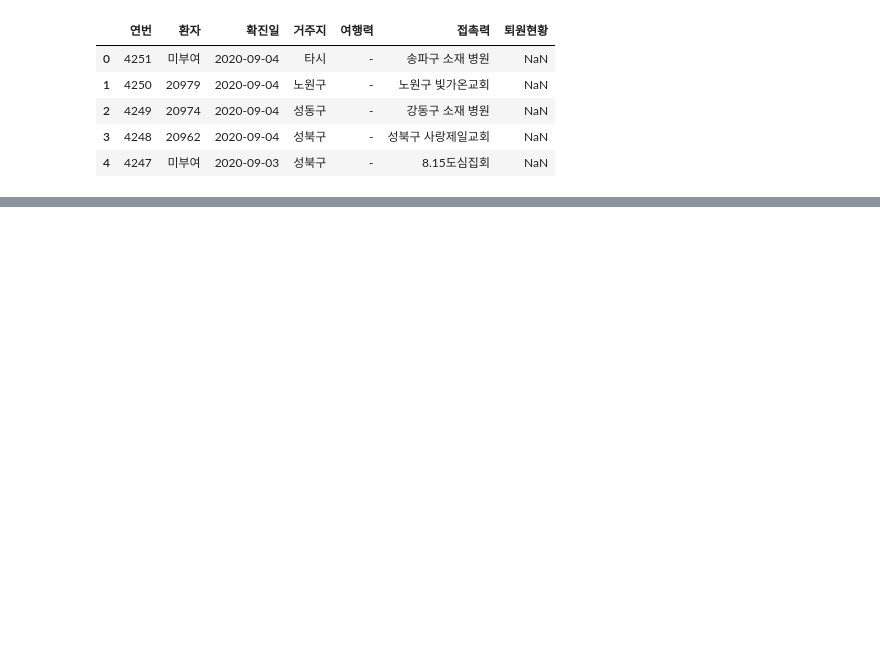
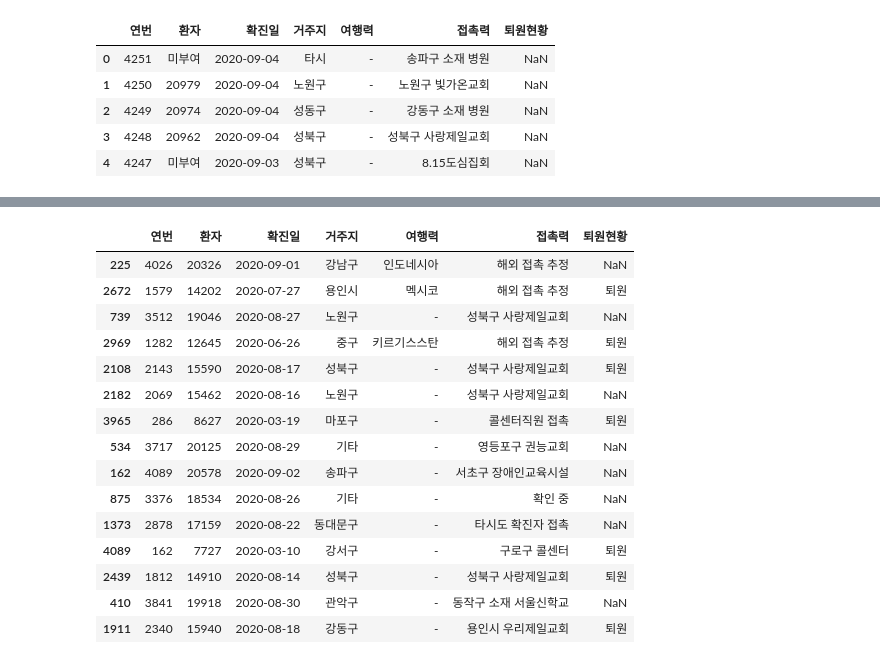
Before and after one commit to snoop2head/covid19_unknown_spread, a Jupyter notebook: predict.ipynb, the cells around one changed output, grey strips where cells are left out. Saved outputs shown, nothing was run; the diff lists cells and outputs as text; code cells hidden in the pictures; blank space fills up the shorter version.

```diff
--- a/predict.ipynb
+++ b/predict.ipynb
@@ -171,0 +170,19 @@ df.head()
+# %%
+df.sample(15)
+# %% [output]
+|  | 연번 | 환자 | 확진일 | 거주지 | 여행력 | 접촉력 | 퇴원현황 |
+| 225 | 4026 | 20326 | 2020-09-01 | 강남구 | 인도네시아 | 해외 접촉 추정 | NaN |
+| 2672 | 1579 | 14202 | 2020-07-27 | 용인시 | 멕시코 | 해외 접촉 추정 | 퇴원 |
+| 739 | 3512 | 19046 | 2020-08-27 | 노원구 | - | 성북구 사랑제일교회 | NaN |
+| 2969 | 1282 | 12645 | 2020-06-26 | 중구 | 키르기스스탄 | 해외 접촉 추정 | 퇴원 |
+| 2108 | 2143 | 15590 | 2020-08-17 | 성북구 | - | 성북구 사랑제일교회 | 퇴원 |
+| 2182 | 2069 | 15462 | 2020-08-16 | 노원구 | - | 성북구 사랑제일교회 | NaN |
+| 3965 | 286 | 8627 | 2020-03-19 | 마포구 | - | 콜센터직원 접촉 | 퇴원 |
+| 534 | 3717 | 20125 | 2020-08-29 | 기타 | - | 영등포구 권능교회 | NaN |
+| 162 | 4089 | 20578 | 2020-09-02 | 송파구 | - | 서초구 장애인교육시설 | NaN |
+| 875 | 3376 | 18534 | 2020-08-26 | 기타 | - | 확인 중 | NaN |
+| 1373 | 2878 | 17159 | 2020-08-22 | 동대문구 | - | 타시도 확진자 접촉 | NaN |
+| 4089 | 162 | 7727 | 2020-03-10 | 강서구 | - | 구로구 콜센터 | 퇴원 |
+| 2439 | 1812 | 14910 | 2020-08-14 | 성북구 | - | 성북구 사랑제일교회 | 퇴원 |
+| 410 | 3841 | 19918 | 2020-08-30 | 관악구 | - | 동작구 소재 서울신학교 | NaN |
+| 1911 | 2340 | 15940 | 2020-08-18 | 강동구 | - | 용인시 우리제일교회 | 퇴원 |
```
Also changed, not shown: parts of 29 cells of this notebook, 2 other files.
